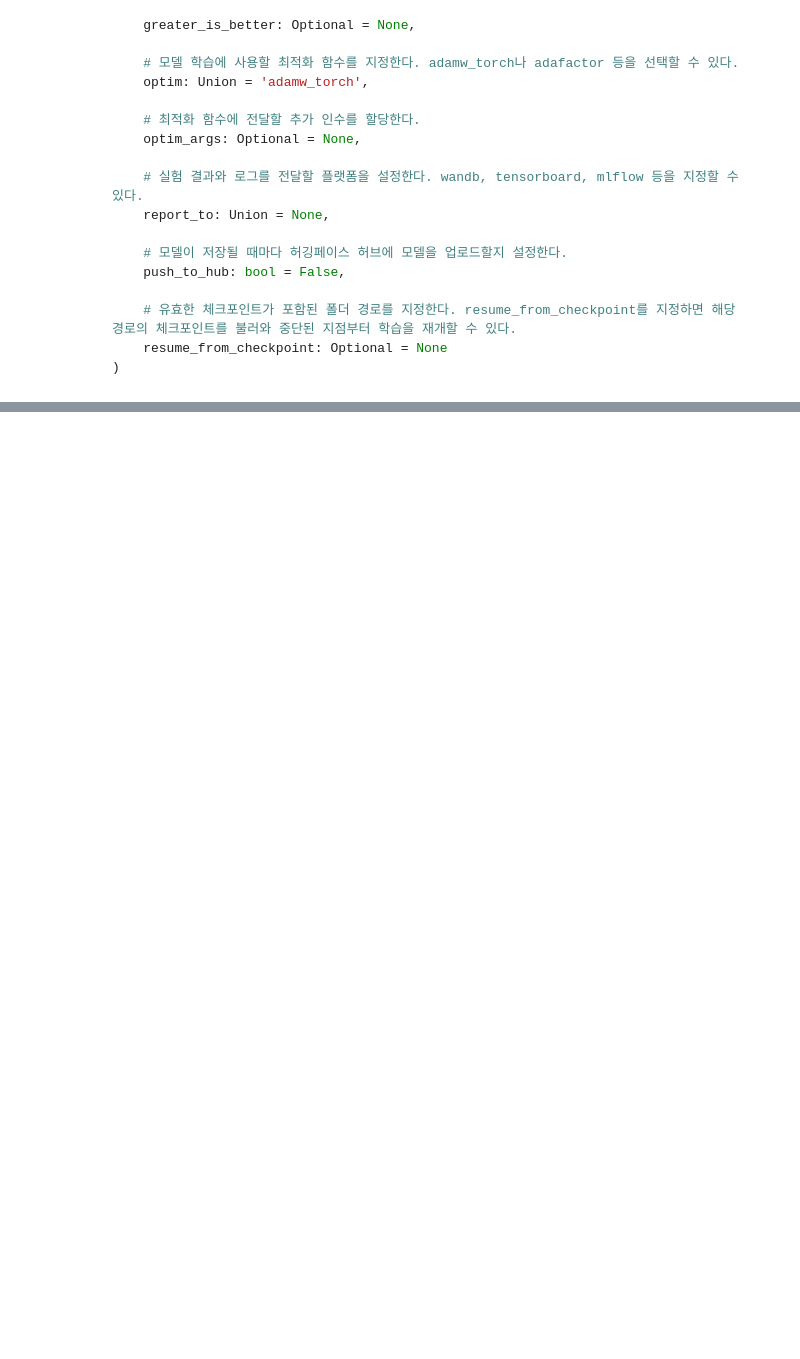
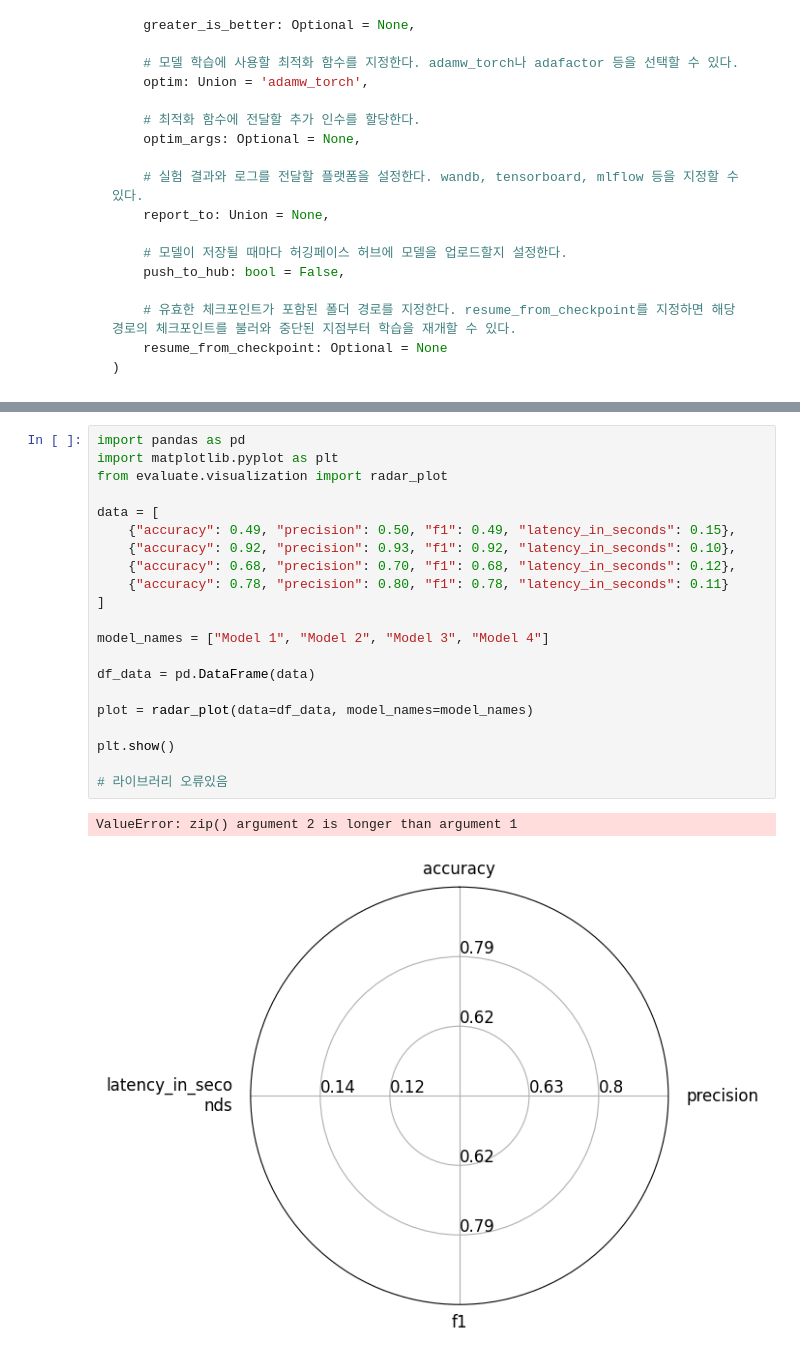
Before and after one commit to MLSamdasu-Study/B1_huggingface-hands-on, a Jupyter notebook: hf_00_start.ipynb, the cells around one changed output, grey strips where cells are left out. Saved outputs shown, nothing was run; the diff lists cells and outputs as text; blank space fills up the shorter version.

```diff
--- a/hf_00_start.ipynb
+++ b/hf_00_start.ipynb
@@ -957,0 +1184,24 @@ training_args = transformers.TrainingArguments(
+# %%
+import pandas as pd
+import matplotlib.pyplot as plt
+from evaluate.visualization import radar_plot
+
+data = [
+    {"accuracy": 0.49, "precision": 0.50, "f1": 0.49, "latency_in_seconds": 0.15},
+    {"accuracy": 0.92, "precision": 0.93, "f1": 0.92, "latency_in_seconds": 0.10},
+    {"accuracy": 0.68, "precision": 0.70, "f1": 0.68, "latency_in_seconds": 0.12},
+    {"accuracy": 0.78, "precision": 0.80, "f1": 0.78, "latency_in_seconds": 0.11}
+]
+
+model_names = ["Model 1", "Model 2", "Model 3", "Model 4"]
+
+df_data = pd.DataFrame(data)
+
+plot = radar_plot(data=df_data, model_names=model_names)
+
+plt.show()
+
+# 라이브러리 오류있음
+# %% [output]
+ValueError: zip() argument 2 is longer than argument 1
+[figure, added]
```
Also changed, not shown: parts of 6 cells of this notebook, 1 other file.
